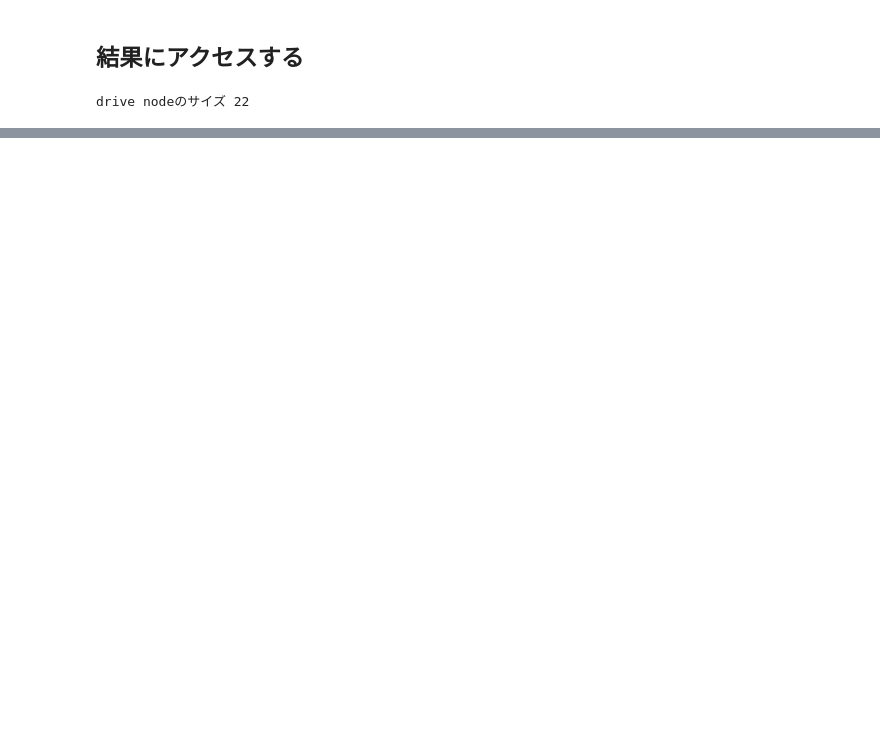
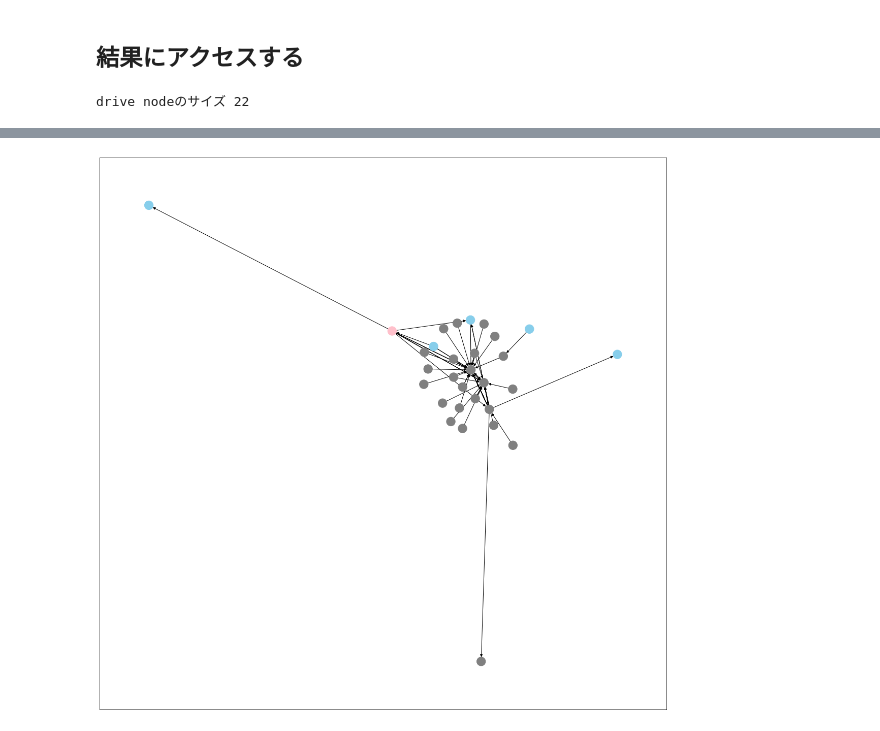
Before and after one commit to monofo/network-analysis-in-biology_python, a Jupyter notebook: network_controlability/network_controllability_matching.ipynb, the cells around one changed output, grey strips where cells are left out. Drawn from its saved outputs; the diff is of its cells as text; code cells hidden in the pictures; blank space fills up the shorter version.

Commit message:
update controllability

```diff
--- a/network_controlability/network_controllability_matching.ipynb
+++ b/network_controlability/network_controllability_matching.ipynb
@@ -81,0 +86,17 @@ nx.draw_networkx(g, with_labels=False, node_color=node_color)
+# %%
+node_class = node_classification_controllability(g, get_mds=get_mds_matching)
+# %%
+node_color = []
+for i in range(len(node_class)):
+    if node_class[i] == "dispensable":
+        node_color.append("gray")
+    elif node_class[i] == "neutral":
+        node_color.append("skyblue")
+    elif node_class[i] == "indispensable":
+        node_color.append("pink")
+# %%
+plt.figure(figsize=(20,20))
+pos = nx.spring_layout(g)
+nx.draw_networkx(g, with_labels=False, node_color=node_color)
+# %% [output]
+[figure, added]
```
Also changed, not shown: parts of 7 cells of this notebook, 2 other files.
